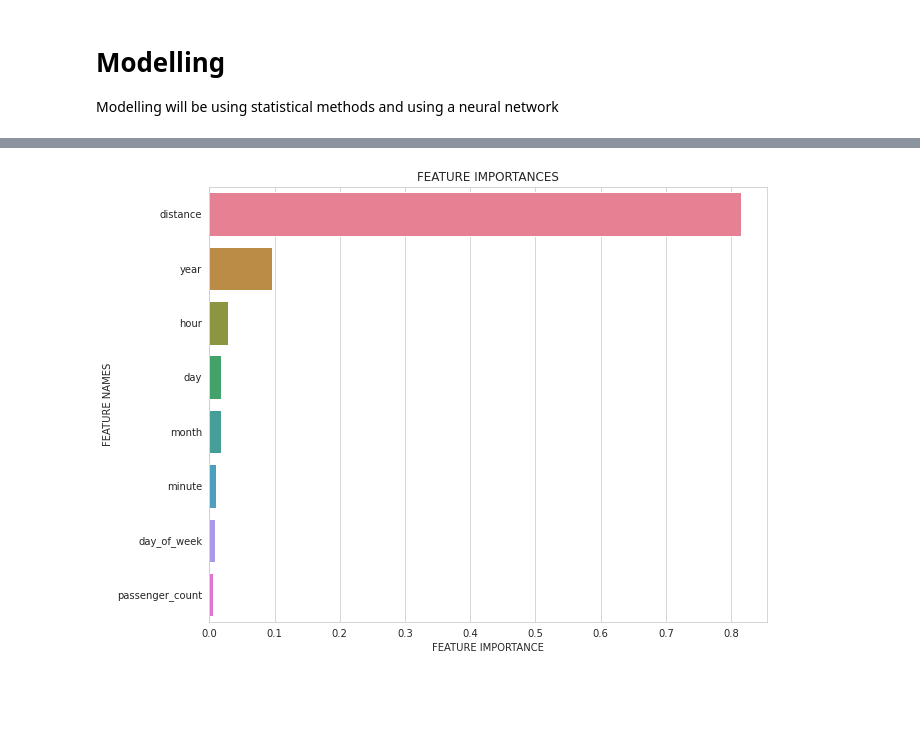
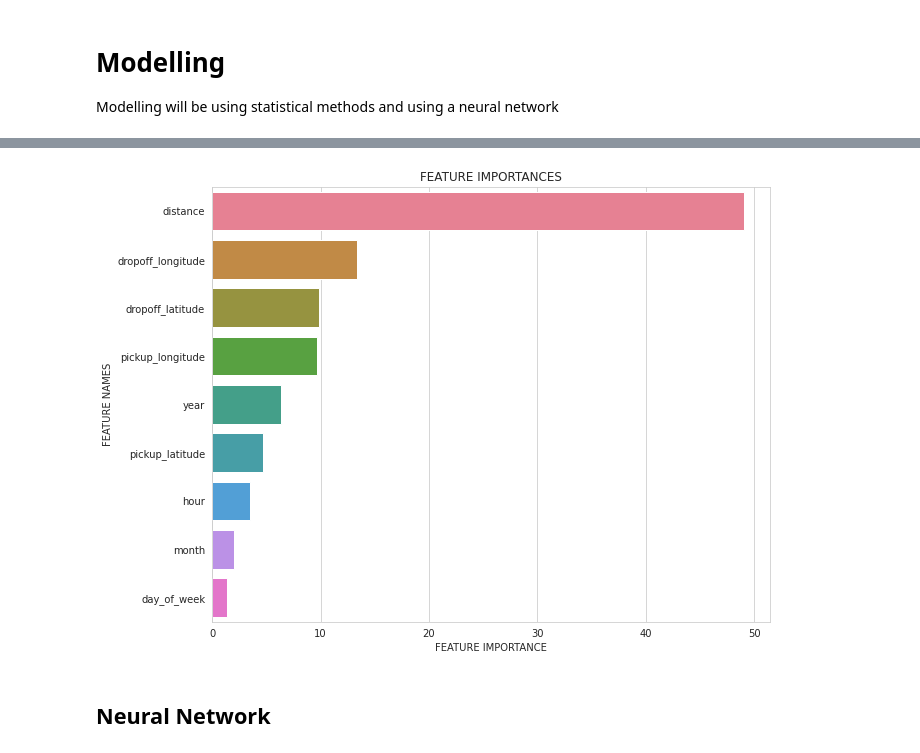
Before and after one commit to KimaniKibuthu/Taxi-fare-prediction, a Jupyter notebook: Taxi_Fare_Prediction.ipynb, the cells around one changed output, grey strips where cells are left out. Cells and saved outputs as stored; diff of their text form; code cells hidden in the pictures; blank space fills up the shorter version.

```diff
--- a/Taxi_Fare_Prediction.ipynb
+++ b/Taxi_Fare_Prediction.ipynb
@@ -497,8 +516,9 @@ Index(['fare_amount', 'pickup_datetime', 'pickup_longitude', 'pickup_latitude',
       dtype='object')
 # %%
 # Choose columns
-to_use = ['passenger_count', 'hour',
-       'minute', 'month', 'year', 'day_of_week', 'day',
+to_use = ['pickup_longitude', 'pickup_latitude',
+       'dropoff_longitude', 'dropoff_latitude','hour',
+        'month', 'year', 'day_of_week',
        'distance']
 
 x = train_with_distance[to_use]
@@ -521,11 +544,10 @@ def model_trainer(models, x_train, y_train, x_val, y_val):
     r2 = r2_score(y_val, predictions)
 
 
-    print(f'Model {model} , rmse: {rmse}, r2_score: {r2},\
-    other evaluation:{other}')
+    print(f'Model {model} , rmse: {rmse}, r2_score: {r2}')
 # %%
 # Define models
-xgb = XGBRegressor(random_state=42)
+xgb = XGBRegressor(objective='reg:squarederror', random_state=42)
 cat = CatBoostRegressor(verbose=False, random_state=42)
 
 models = [xgb, cat]
@@ -544,5 +585,5 @@ Model <catboost.core.CatBoostRegressor object at 0x...> , rmse: 5.41250621878007
 # %%
-# xgb
-xgb.fit(x_train, y_train)
-predictions = xgb.predict(x_test)
+# cat
+cat.fit(x_train, y_train)
+predictions = cat.predict(x_test)
 rmse = mean_squared_error(y_test, predictions, squared=False)
@@ -576,6 +617,8 @@ def plot_feature_importance(trained_model, features_train):
     plt.xlabel('FEATURE IMPORTANCE')
     plt.ylabel('FEATURE NAMES')
 # %%
-plot_feature_importance(xgb, x_train)
+plot_feature_importance(cat, x_train)
 # %% [output]
-[figure, old version]
+[figure, new version]
+# %% [markdown]
+## Neural Network
```
Also changed, not shown: parts of 22 cells of this notebook.
